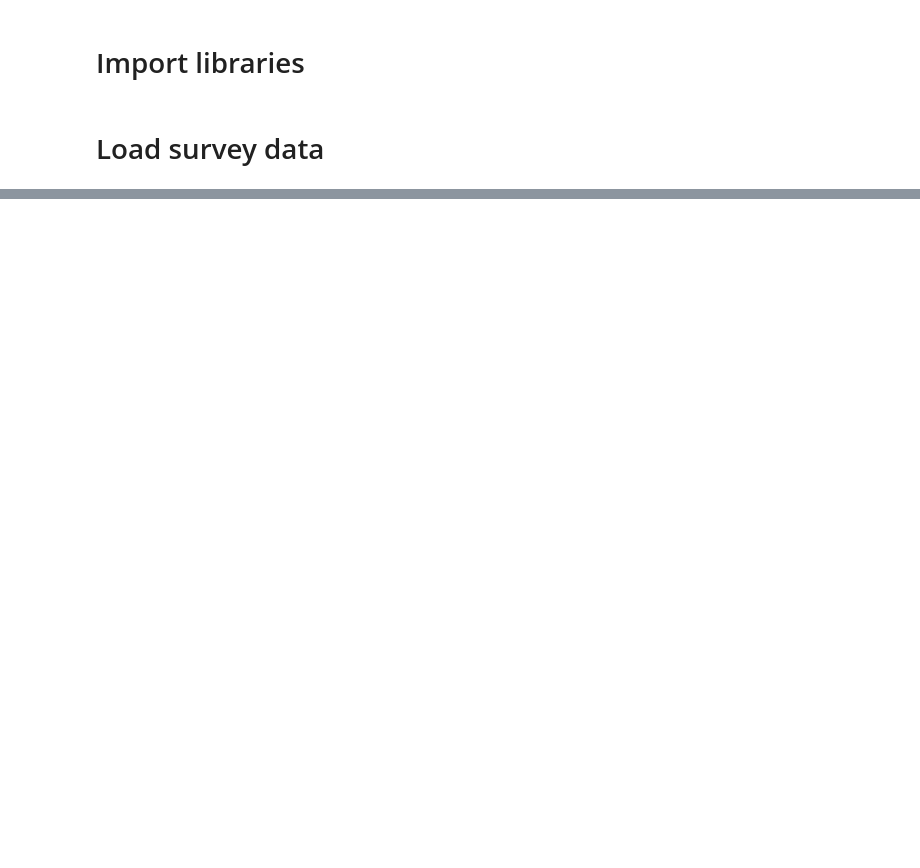
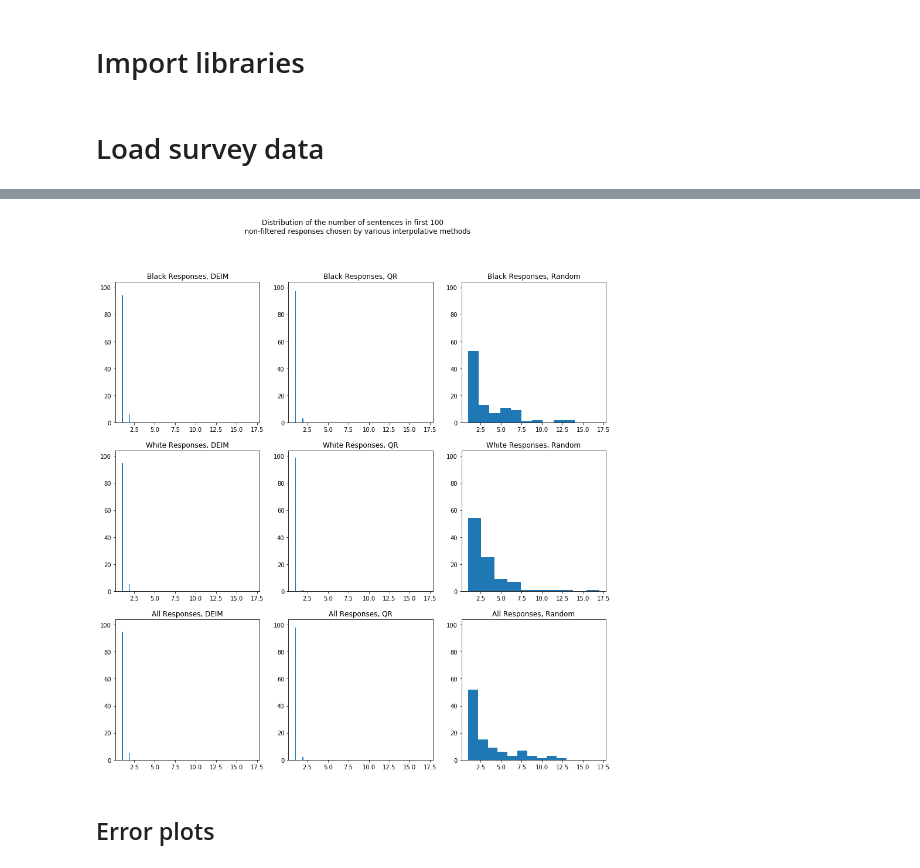
Before and after one commit to amos3vt/ASWW2, a Jupyter notebook: scripts/LongResponse_Embedding_2.ipynb, the cells around one changed output, grey strips where cells are left out. Cells and saved outputs as stored; diff of their text form; code cells hidden in the pictures; blank space fills up the shorter version.

```diff
--- a/scripts/LongResponse_Embedding_2.ipynb
+++ b/scripts/LongResponse_Embedding_2.ipynb
@@ -238,0 +105,15 @@ Progress: 700 / 768
+# %%
+# Using DEIM
+C_black_DEIM, p_C_black_DEIM = cur(embed_black, idx=True, method="DEIM")
+C_white_DEIM, p_C_white_DEIM = cur(embed_white, idx=True, method="DEIM")
+C_DEIM, p_C_DEIM = cur(embed, idx=True, method="DEIM")
+
+# Using QR
+C_black_QR, p_C_black_QR = cur(embed_black, idx=True, method="QR")
+C_white_QR, p_C_white_QR = cur(embed_white, idx=True, method="QR")
+C_QR, p_C_QR = cur(embed, idx=True, method="QR")
+
+# Using random
+C_black_random, p_C_black_random = cur(embed_black, idx=True, method="random")
+C_white_random, p_C_white_random = cur(embed_white, idx=True, method="random")
+C_random, p_C_random = cur(embed, idx=True, method="random")
@@ -238,0 +122,34 @@ Progress: 700 / 768
+# %%
+def plot_sentence_counts(ax, res, p_C, title):
+    ax.hist([
+        len(nltk.sent_tokenize(res[i]))
+        for i in p_C[:100]
+    ])
+    ax.xaxis.set_tick_params(labelbottom=True)
+    ax.yaxis.set_tick_params(labelleft=True)
+    ax.set_title(title)
+# %%
+fig, axs = plt.subplots(3,3, sharex=True, sharey=True, figsize=(15,15))
+fig.suptitle(
+    """Distribution of the number of sentences in first 100
+    non-filtered responses chosen by various interpolative methods"""
+)
+
+# Black
+plot_sentence_counts(axs[0][0], res_black, p_C_black_DEIM, "Black Responses, DEIM")
+plot_sentence_counts(axs[0][1], res_black, p_C_black_QR, "Black Responses, QR")
+plot_sentence_counts(axs[0][2], res_black, p_C_black_random, "Black Responses, Random")
+
+# White
+plot_sentence_counts(axs[1][0], res_white, p_C_white_DEIM, "White Responses, DEIM")
+plot_sentence_counts(axs[1][1], res_white, p_C_white_QR, "White Responses, QR")
+plot_sentence_counts(axs[1][2], res_white, p_C_white_random, "White Responses, Random")
+
+# All
+plot_sentence_counts(axs[2][0], res, p_C_DEIM, "All Responses, DEIM")
+plot_sentence_counts(axs[2][1], res, p_C_QR, "All Responses, QR")
+plot_sentence_counts(axs[2][2], res, p_C_random, "All Responses, Random")
+# %% [output]
+[figure, added]
+# %% [markdown]
+## Error plots
```
Also changed, not shown: parts of 46 cells of this notebook.
